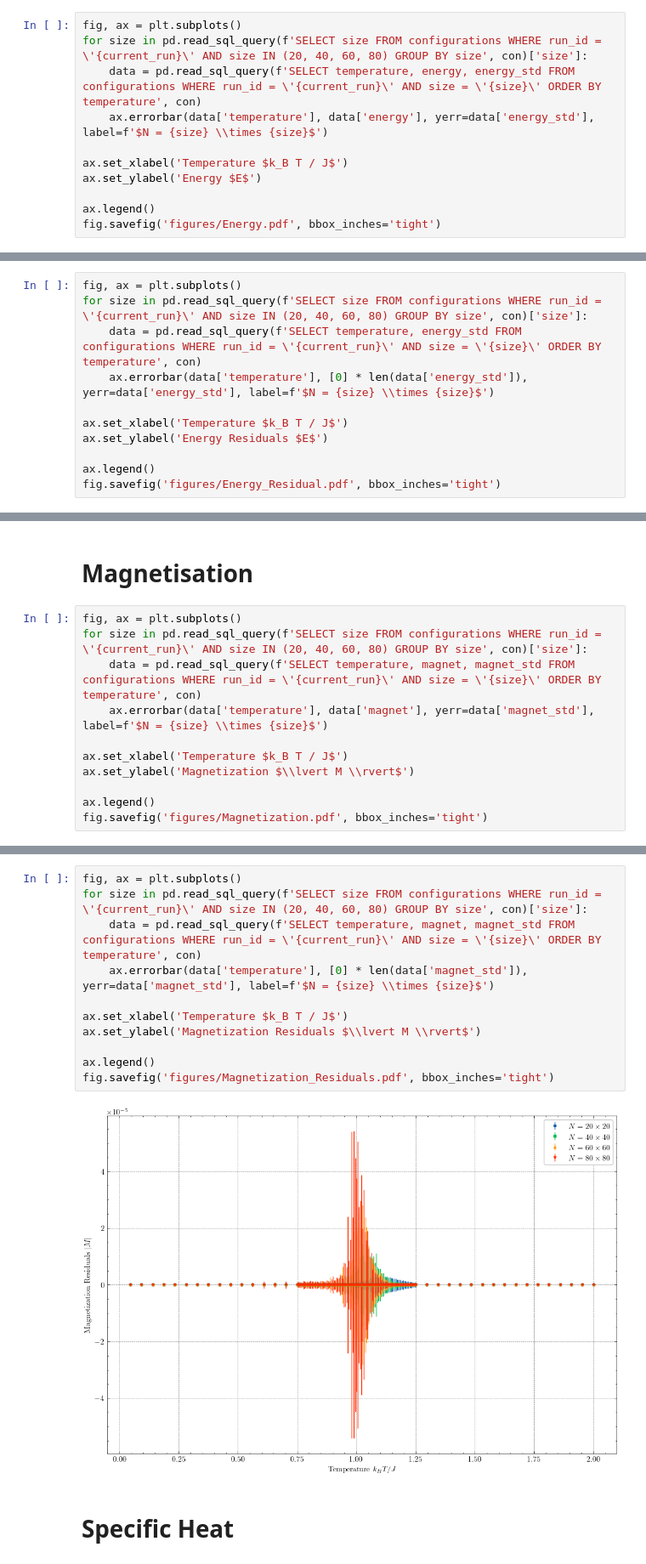
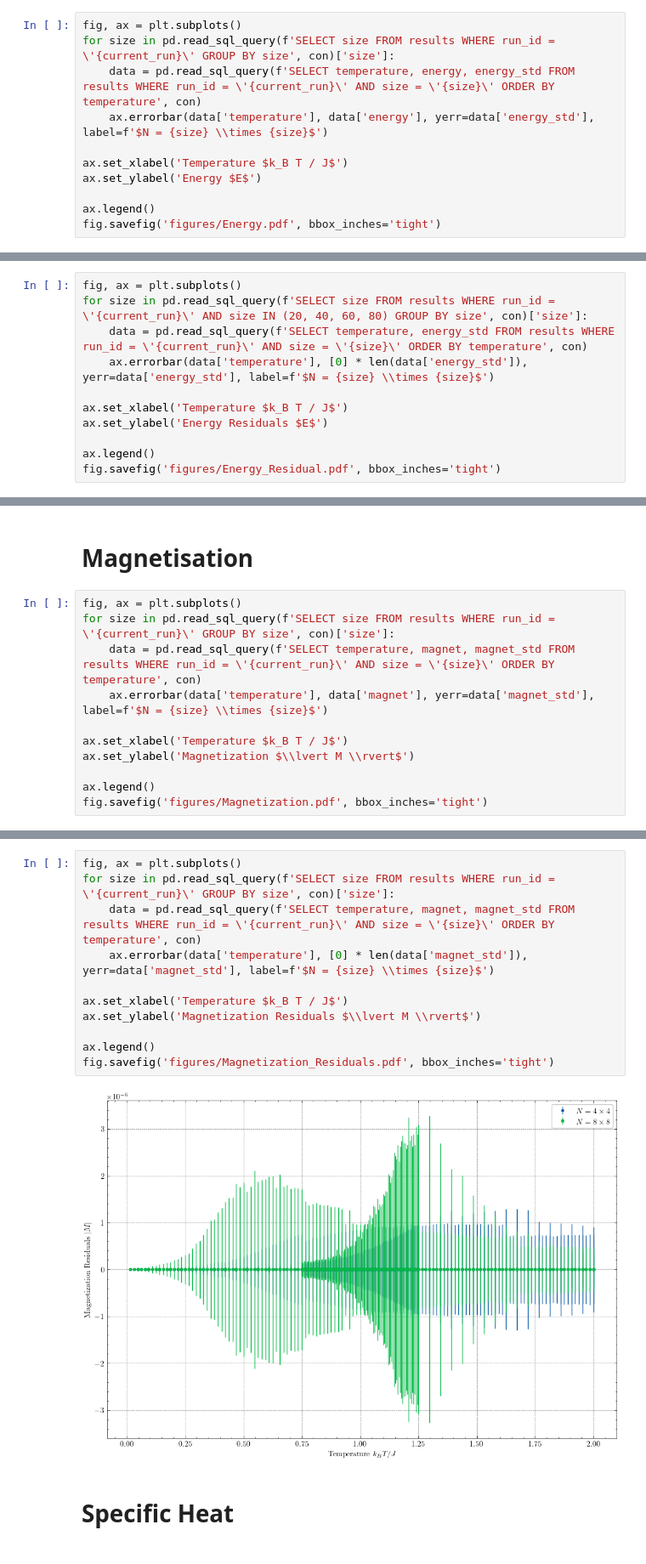
Before and after one commit to lennartvrg/XY-Model, a Jupyter notebook: Notebook.ipynb, the cells around one changed output, grey strips where cells are left out. Shown at 85% size. Saved outputs shown, nothing was run; the diff lists cells and outputs as text.

```diff
--- a/Notebook.ipynb
+++ b/Notebook.ipynb
@@ -22,8 +22,8 @@ current_run = pd.read_sql_query('SELECT id FROM runs ORDER BY created_at DESC',
 # Energy
 # %%
 fig, ax = plt.subplots()
-for size in pd.read_sql_query(f'SELECT size FROM configurations WHERE run_id = \'{current_run}\' AND size IN (20, 40, 60, 80) GROUP BY size', con)['size']:
-    data = pd.read_sql_query(f'SELECT temperature, energy, energy_std FROM configurations WHERE run_id = \'{current_run}\' AND size = \'{size}\' ORDER BY temperature', con)
+for size in pd.read_sql_query(f'SELECT size FROM results WHERE run_id = \'{current_run}\' GROUP BY size', con)['size']:
+    data = pd.read_sql_query(f'SELECT temperature, energy, energy_std FROM results WHERE run_id = \'{current_run}\' AND size = \'{size}\' ORDER BY temperature', con)
     ax.errorbar(data['temperature'], data['energy'], yerr=data['energy_std'], label=f'$N = {size} \\times {size}$')
 
 ax.set_xlabel('Temperature $k_B T / J$')
@@ -36,7 +36,7 @@ fig.savefig('figures/Energy.pdf', bbox_inches='tight')
 # %%
 fig, ax = plt.subplots()
-for size in pd.read_sql_query(f'SELECT size FROM configurations WHERE run_id = \'{current_run}\' AND size IN (20, 40, 60, 80) GROUP BY size', con)['size']:
-    data = pd.read_sql_query(f'SELECT temperature, energy_std FROM configurations WHERE run_id = \'{current_run}\' AND size = \'{size}\' ORDER BY temperature', con)
+for size in pd.read_sql_query(f'SELECT size FROM results WHERE run_id = \'{current_run}\' AND size IN (20, 40, 60, 80) GROUP BY size', con)['size']:
+    data = pd.read_sql_query(f'SELECT temperature, energy_std FROM results WHERE run_id = \'{current_run}\' AND size = \'{size}\' ORDER BY temperature', con)
     ax.errorbar(data['temperature'], [0] * len(data['energy_std']), yerr=data['energy_std'], label=f'$N = {size} \\times {size}$')
 
 ax.set_xlabel('Temperature $k_B T / J$')
@@ -50,8 +50,8 @@ fig.savefig('figures/Energy_Residual.pdf', bbox_inches='tight')
 # Magnetisation
 # %%
 fig, ax = plt.subplots()
-for size in pd.read_sql_query(f'SELECT size FROM configurations WHERE run_id = \'{current_run}\' AND size IN (20, 40, 60, 80) GROUP BY size', con)['size']:
-    data = pd.read_sql_query(f'SELECT temperature, magnet, magnet_std FROM configurations WHERE run_id = \'{current_run}\' AND size = \'{size}\' ORDER BY temperature', con)
+for size in pd.read_sql_query(f'SELECT size FROM results WHERE run_id = \'{current_run}\' GROUP BY size', con)['size']:
+    data = pd.read_sql_query(f'SELECT temperature, magnet, magnet_std FROM results WHERE run_id = \'{current_run}\' AND size = \'{size}\' ORDER BY temperature', con)
     ax.errorbar(data['temperature'], data['magnet'], yerr=data['magnet_std'], label=f'$N = {size} \\times {size}$')
 
 ax.set_xlabel('Temperature $k_B T / J$')
@@ -64,16 +64,16 @@ fig.savefig('figures/Magnetization.pdf', bbox_inches='tight')
 # %%
 fig, ax = plt.subplots()
-for size in pd.read_sql_query(f'SELECT size FROM configurations WHERE run_id = \'{current_run}\' AND size IN (20, 40, 60, 80) GROUP BY size', con)['size']:
-    data = pd.read_sql_query(f'SELECT temperature, magnet, magnet_std FROM configurations WHERE run_id = \'{current_run}\' AND size = \'{size}\' ORDER BY temperature', con)
+for size in pd.read_sql_query(f'SELECT size FROM results WHERE run_id = \'{current_run}\' GROUP BY size', con)['size']:
+    data = pd.read_sql_query(f'SELECT temperature, magnet, magnet_std FROM results WHERE run_id = \'{current_run}\' AND size = \'{size}\' ORDER BY temperature', con)
     ax.errorbar(data['temperature'], [0] * len(data['magnet_std']), yerr=data['magnet_std'], label=f'$N = {size} \\times {size}$')
 
 ax.set_xlabel('Temperature $k_B T / J$')
 ax.set_ylabel('Magnetization Residuals $\\lvert M \\rvert$')
 
 ax.legend()
 fig.savefig('figures/Magnetization_Residuals.pdf', bbox_inches='tight')
 # %% [output]
-[figure, old version]
+[figure, new version]
 # %% [markdown]
 # Specific Heat
 # %%
```
Also changed, not shown: parts of 9 cells of this notebook, 6 other files.
